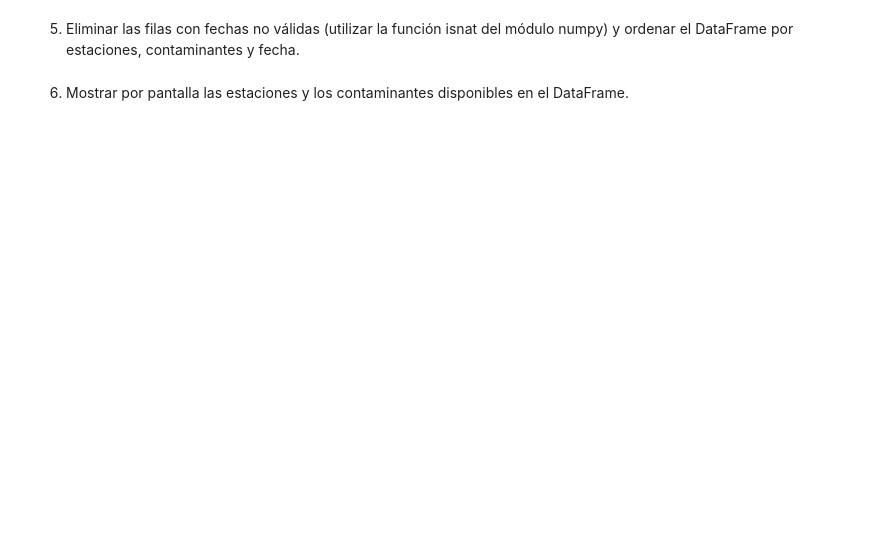
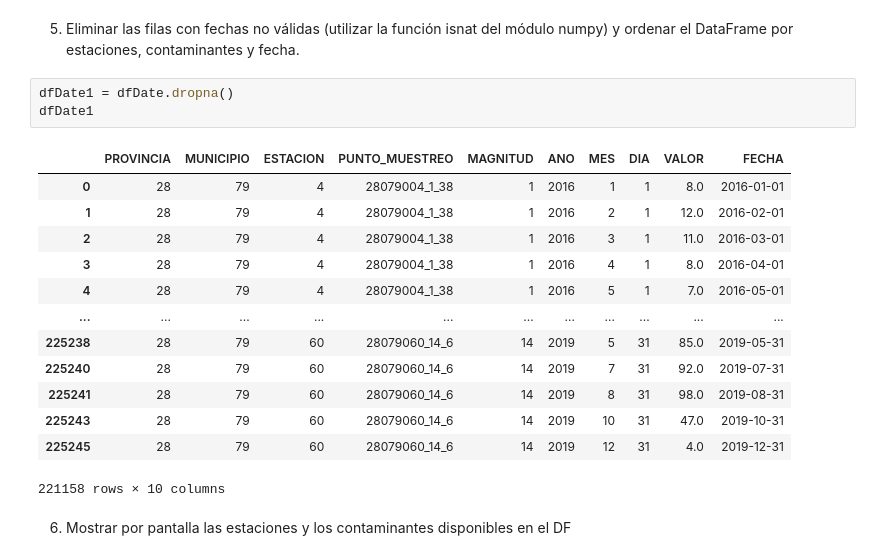
Before and after one commit to aguustingc/PROYECTO-FINAL, a Jupyter notebook: proyecto_1_8.ipynb, the cells around one changed output. Cells and saved outputs as stored; diff of their text form; blank space fills up the shorter version.

```diff
--- a/proyecto_1_8.ipynb
+++ b/proyecto_1_8.ipynb
@@ -94,7 +122,24 @@ display(dfValuesPerDay)
 # %% [markdown]
 5. Eliminar las filas con fechas no válidas (utilizar la función isnat del módulo numpy) y ordenar el DataFrame por estaciones, contaminantes y fecha.
+# %%
+dfDate1 = dfDate.dropna()
+dfDate1
+# %% [output]
+|  | PROVINCIA | MUNICIPIO | ESTACION | PUNTO_MUESTREO | MAGNITUD | ANO | MES | DIA | VALOR | FECHA |
+| 0 | 28 | 79 | 4 | 28079004_1_38 | 1 | 2016 | 1 | 1 | 8.0 | 2016-01-01 |
+| 1 | 28 | 79 | 4 | 28079004_1_38 | 1 | 2016 | 2 | 1 | 12.0 | 2016-02-01 |
+| 2 | 28 | 79 | 4 | 28079004_1_38 | 1 | 2016 | 3 | 1 | 11.0 | 2016-03-01 |
+| 3 | 28 | 79 | 4 | 28079004_1_38 | 1 | 2016 | 4 | 1 | 8.0 | 2016-04-01 |
+| 4 | 28 | 79 | 4 | 28079004_1_38 | 1 | 2016 | 5 | 1 | 7.0 | 2016-05-01 |
+| ... | ... | ... | ... | ... | ... | ... | ... | ... | ... | ... |
+| 225238 | 28 | 79 | 60 | 28079060_14_6 | 14 | 2019 | 5 | 31 | 85.0 | 2019-05-31 |
+| 225240 | 28 | 79 | 60 | 28079060_14_6 | 14 | 2019 | 7 | 31 | 92.0 | 2019-07-31 |
+| 225241 | 28 | 79 | 60 | 28079060_14_6 | 14 | 2019 | 8 | 31 | 98.0 | 2019-08-31 |
+| 225243 | 28 | 79 | 60 | 28079060_14_6 | 14 | 2019 | 10 | 31 | 47.0 | 2019-10-31 |
+| 225245 | 28 | 79 | 60 | 28079060_14_6 | 14 | 2019 | 12 | 31 | 4.0 | 2019-12-31 |
+221158 rows × 10 columns
 # %% [markdown]
-6. Mostrar por pantalla las estaciones y los contaminantes disponibles en el DataFrame.
+6. Mostrar por pantalla las estaciones y los contaminantes disponibles en el DF
 # %%
 
 listaNumerosEstaciones = [] #Para almacenar los códigos de las estaciones
```
Also changed, not shown: parts of 2 cells of this notebook.
